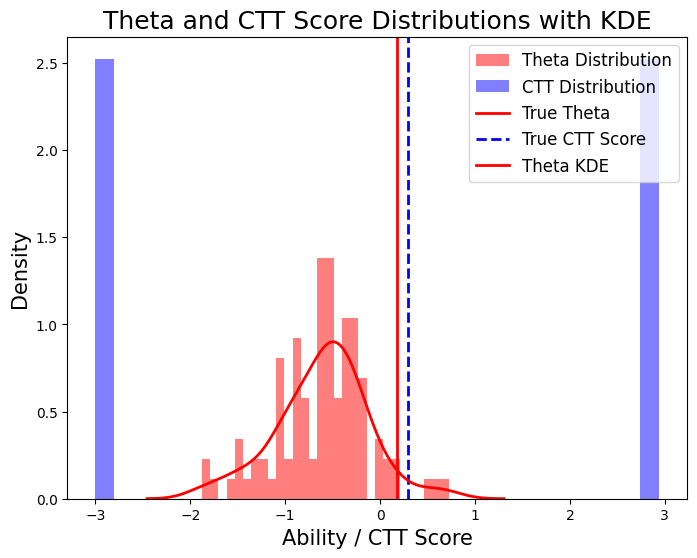
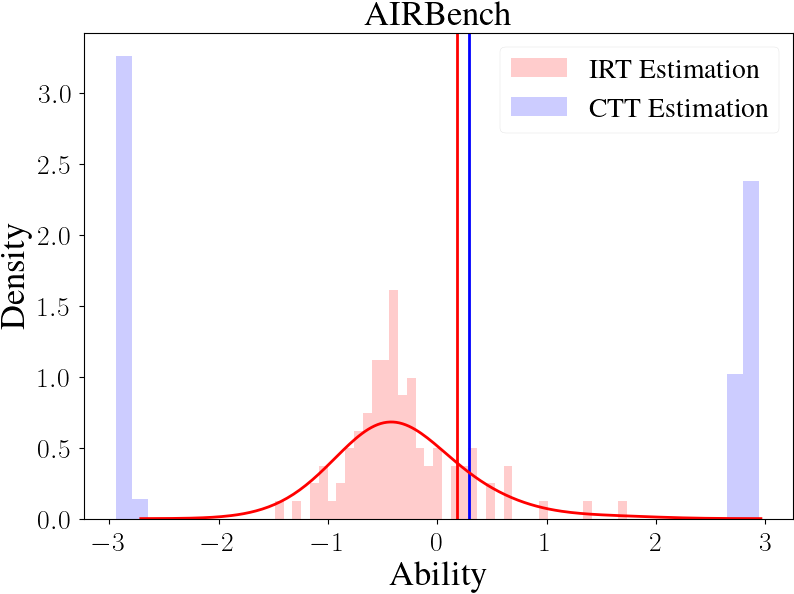
Unified diff of the notebook cell whose output changed from the first chart to the second:
--- before
+++ after
@@ -1,9 +1,12 @@
 import seaborn as sns
 import matplotlib.pyplot as plt
+from tueplots import bundles
+plt.rcParams.update(bundles.icml2022())
+plt.style.use('seaborn-v0_8-paper')
 import numpy as np
 import pandas as pd
 import torch
 
-df = pd.read_csv('/Users/tyhhh/Desktop/certified-eval/data/hard_easy_test/airbench/seed_1.csv')
+df = pd.read_csv('/Users/tyhhh/Desktop/certified-eval/data/hard_easy_test/airbench/airbench_0.csv')
 theta_hats_all = df['theta_hat'].values
 y_means_all = df['y_mean'].values
@@ -26,12 +29,13 @@
 
 plt.figure(figsize=(8, 6))
-plt.hist(theta_hats_all, bins=30, color='red', alpha=0.5, label='Theta Distribution', density=True)
-plt.hist(y_means_all, bins=30, color='blue', alpha=0.5, label='CTT Distribution', density=True)
-plt.axvline(x=theta, color='red', linestyle='-', linewidth=2, label='True Theta')
-plt.axvline(x=y[mask].mean().item() * 6 - 3, color='blue', linestyle='--', linewidth=2, label='True CTT Score')
-sns.kdeplot(theta_hats_all, color='red', label='Theta KDE', linewidth=2)
-plt.xlabel('Ability / CTT Score', fontsize=15)
-plt.ylabel('Density', fontsize=15)
-plt.title('Theta and CTT Score Distributions with KDE', fontsize=18)
-plt.legend(fontsize=12)
-plt.show()
+plt.hist(theta_hats_all, bins=40, color='red', alpha=0.2, label='IRT Estimation', density=True)
+plt.hist(y_means_all, bins=40, color='blue', alpha=0.2, label='CTT Estimation', density=True)
+plt.axvline(x=theta, color='red', linestyle='-', linewidth=2)
+plt.axvline(x=y[mask].mean().item() * 6 - 3, color='blue', linewidth=2)
+sns.kdeplot(theta_hats_all, color='red', linewidth=2, bw_adjust=2)
+plt.xlabel(r'Ability', fontsize=25)
+plt.ylabel(r'Density', fontsize=25)
+plt.legend(fontsize=20)
+plt.tick_params(axis='both', labelsize=20)
+plt.title('AIRBench', fontsize=25)
+plt.savefig('../plot/airbench_easy_hard', dpi=300, bbox_inches='tight')

Commit: new